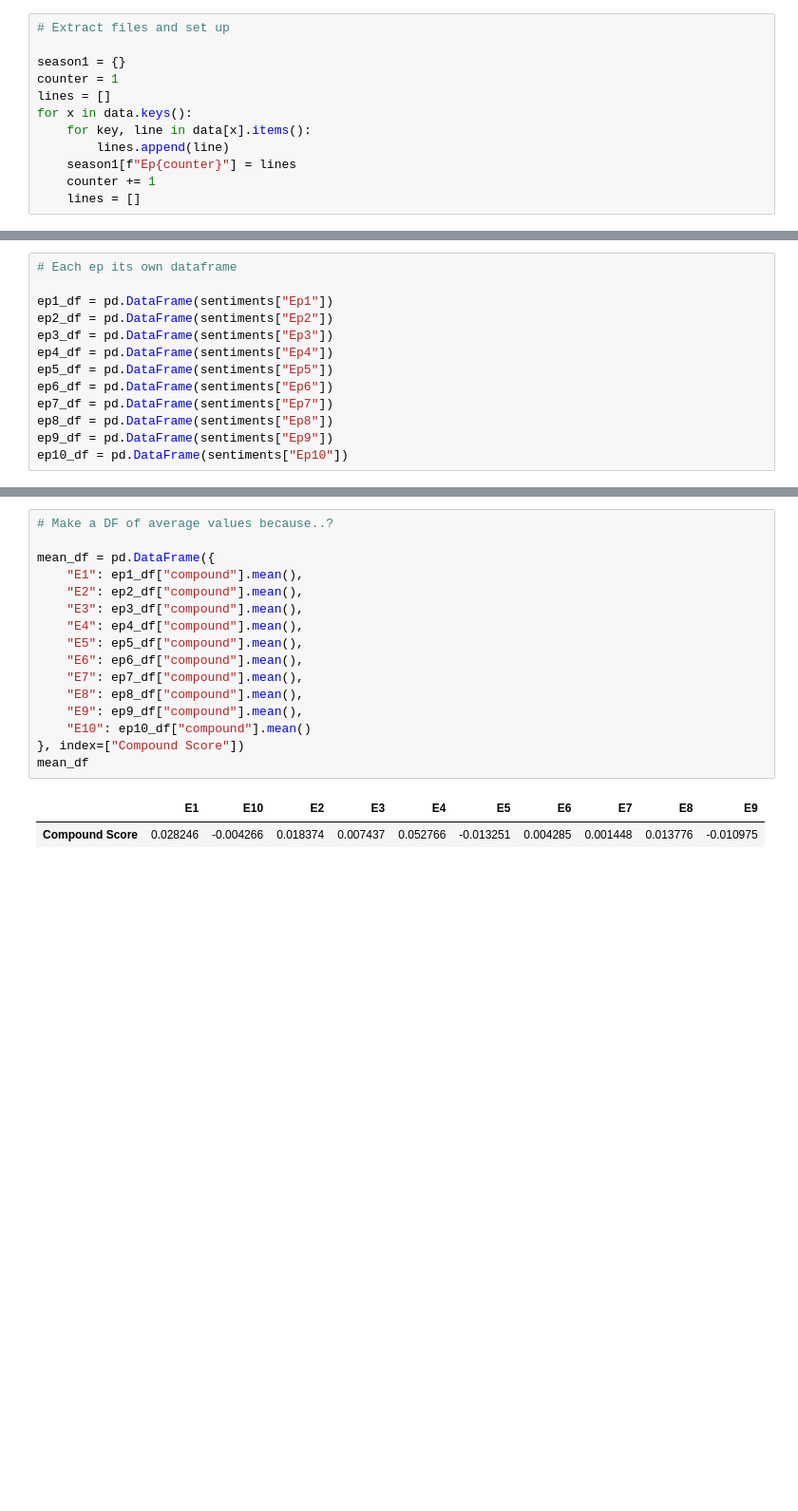
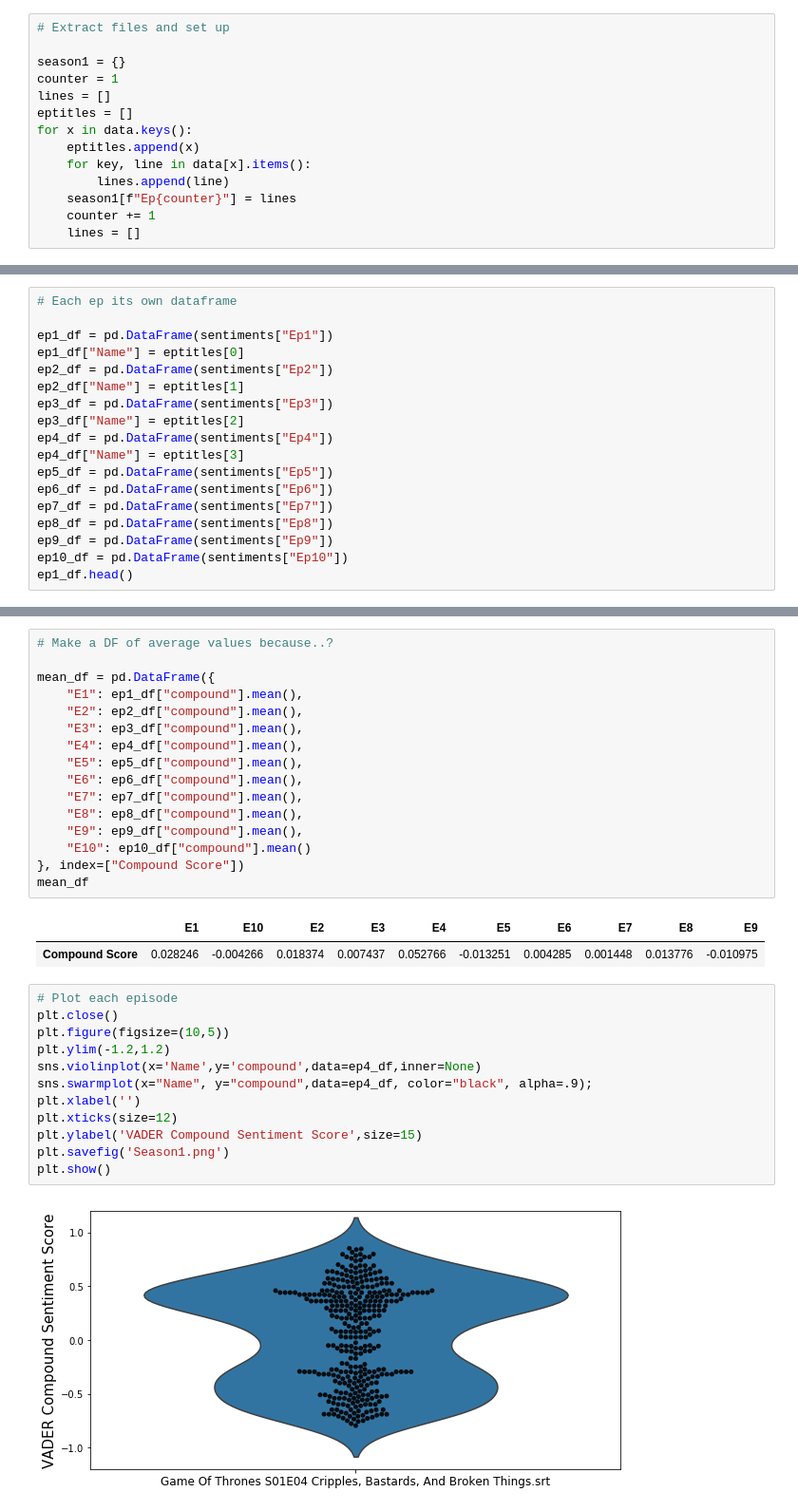
Before and after one commit to nix1228/Retro-Fireballs, a Jupyter notebook: Season1.ipynb, the cells around one changed output, grey strips where cells are left out. Shown at 95% size. Saved outputs shown, nothing was run; the diff lists cells and outputs as text; blank space fills up the shorter version.

```diff
--- a/Season1.ipynb
+++ b/Season1.ipynb
@@ -20,7 +21,9 @@ with open(filename, "r") as data_file:
 season1 = {}
 counter = 1
 lines = []
+eptitles = []
 for x in data.keys():
+    eptitles.append(x)
     for key, line in data[x].items():
         lines.append(line)
     season1[f"Ep{counter}"] = lines
@@ -44,12 +47,17 @@ for episode in season1:
 # Each ep its own dataframe
 
 ep1_df = pd.DataFrame(sentiments["Ep1"])
+ep1_df["Name"] = eptitles[0]
 ep2_df = pd.DataFrame(sentiments["Ep2"])
+ep2_df["Name"] = eptitles[1]
 ep3_df = pd.DataFrame(sentiments["Ep3"])
+ep3_df["Name"] = eptitles[2]
 ep4_df = pd.DataFrame(sentiments["Ep4"])
+ep4_df["Name"] = eptitles[3]
 ep5_df = pd.DataFrame(sentiments["Ep5"])
 ep6_df = pd.DataFrame(sentiments["Ep6"])
 ep7_df = pd.DataFrame(sentiments["Ep7"])
 ep8_df = pd.DataFrame(sentiments["Ep8"])
 ep9_df = pd.DataFrame(sentiments["Ep9"])
 ep10_df = pd.DataFrame(sentiments["Ep10"])
+ep1_df.head()
@@ -72,3 +87,17 @@ mean_df
 # %% [output]
 |  | E1 | E10 | E2 | E3 | E4 | E5 | E6 | E7 | E8 | E9 |
 | Compound Score | 0.028246 | -0.004266 | 0.018374 | 0.007437 | 0.052766 | -0.013251 | 0.004285 | 0.001448 | 0.013776 | -0.010975 |
+# %%
+# Plot each episode
+plt.close()
+plt.figure(figsize=(10,5))
+plt.ylim(-1.2,1.2)
+sns.violinplot(x='Name',y='compound',data=ep4_df,inner=None)
+sns.swarmplot(x="Name", y="compound",data=ep4_df, color="black", alpha=.9);
+plt.xlabel('')
+plt.xticks(size=12)
+plt.ylabel('VADER Compound Sentiment Score',size=15)
+plt.savefig('Season1.png')
+plt.show()
+# %% [output]
+[figure, added]
```
Also changed, not shown: parts of 3 cells of this notebook, 2 other files.
